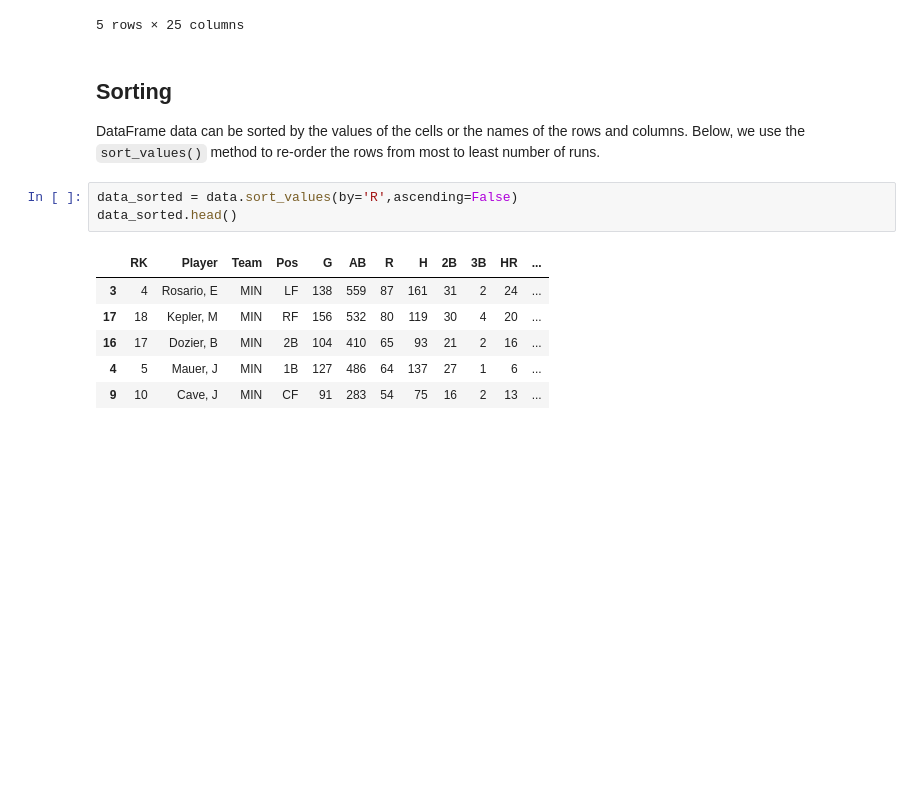
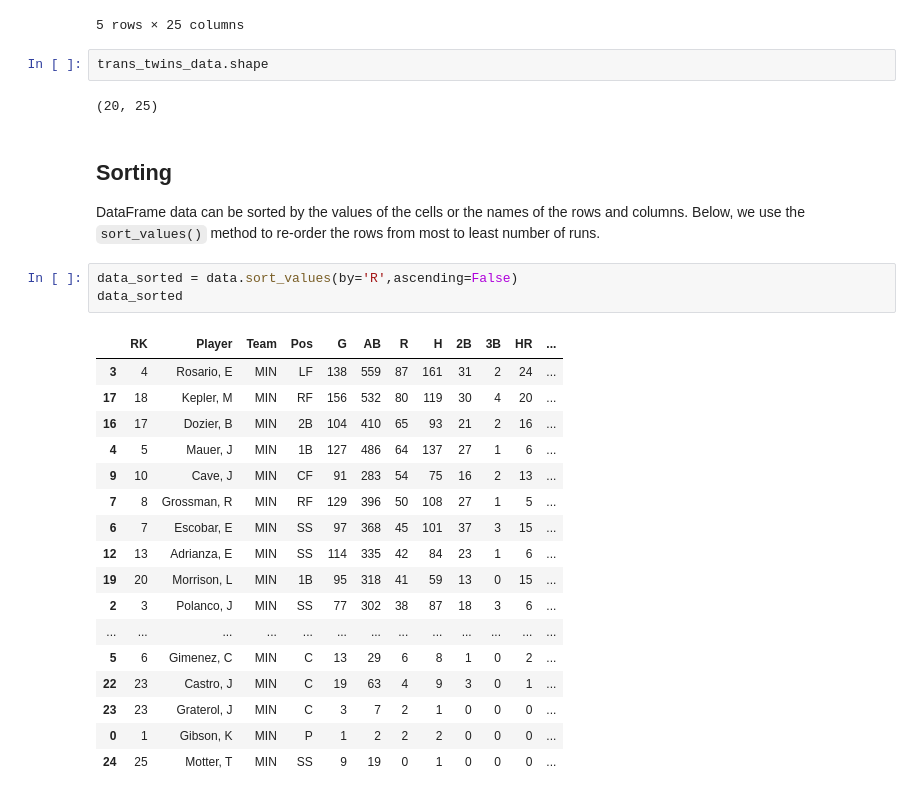
Before and after one commit to smnieee/ml_workshop, a Jupyter notebook: session1/pandas_dataframe.ipynb, the cells around one changed output. Cells and saved outputs as stored; diff of their text form; blank space fills up the shorter version.

Commit message:
dataframe notebook tweaks

```diff
--- a/session1/pandas_dataframe.ipynb
+++ b/session1/pandas_dataframe.ipynb
@@ -154,17 +154,32 @@ trans_twins_data.head()
 | Pos | P | C | SS | LF | 1B | C | SS | RF | C | CF | ... | ... |
 | G | 1 | 29 | 77 | 138 | 127 | 13 | 97 | 129 | 102 | 91 | ... | ... |
 5 rows × 25 columns
+# %%
+trans_twins_data.shape
+# %% [output]
+(20, 25)
 # %% [markdown]
 ## Sorting
 
 DataFrame data can be sorted by the values of the cells or the names of the rows and columns. Below, we use the `sort_values()` method to re-order the rows from most to least number of runs.
 # %%
 data_sorted = data.sort_values(by='R',ascending=False)
-data_sorted.head()
+data_sorted
 # %% [output]
 |  | RK | Player | Team | Pos | G | AB | R | H | 2B | 3B | HR | ... |
 | 3 | 4 | Rosario, E | MIN | LF | 138 | 559 | 87 | 161 | 31 | 2 | 24 | ... |
 | 17 | 18 | Kepler, M | MIN | RF | 156 | 532 | 80 | 119 | 30 | 4 | 20 | ... |
 | 16 | 17 | Dozier, B | MIN | 2B | 104 | 410 | 65 | 93 | 21 | 2 | 16 | ... |
 | 4 | 5 | Mauer, J | MIN | 1B | 127 | 486 | 64 | 137 | 27 | 1 | 6 | ... |
 | 9 | 10 | Cave, J | MIN | CF | 91 | 283 | 54 | 75 | 16 | 2 | 13 | ... |
+| 7 | 8 | Grossman, R | MIN | RF | 129 | 396 | 50 | 108 | 27 | 1 | 5 | ... |
+| 6 | 7 | Escobar, E | MIN | SS | 97 | 368 | 45 | 101 | 37 | 3 | 15 | ... |
+| 12 | 13 | Adrianza, E | MIN | SS | 114 | 335 | 42 | 84 | 23 | 1 | 6 | ... |
+| 19 | 20 | Morrison, L | MIN | 1B | 95 | 318 | 41 | 59 | 13 | 0 | 15 | ... |
+| 2 | 3 | Polanco, J | MIN | SS | 77 | 302 | 38 | 87 | 18 | 3 | 6 | ... |
+| ... | ... | ... | ... | ... | ... | ... | ... | ... | ... | ... | ... | ... |
+| 5 | 6 | Gimenez, C | MIN | C | 13 | 29 | 6 | 8 | 1 | 0 | 2 | ... |
+| 22 | 23 | Castro, J | MIN | C | 19 | 63 | 4 | 9 | 3 | 0 | 1 | ... |
+| 23 | 23 | Graterol, J | MIN | C | 3 | 7 | 2 | 1 | 0 | 0 | 0 | ... |
+| 0 | 1 | Gibson, K | MIN | P | 1 | 2 | 2 | 2 | 0 | 0 | 0 | ... |
+| 24 | 25 | Motter, T | MIN | SS | 9 | 19 | 0 | 1 | 0 | 0 | 0 | ... |
```
Also changed, not shown: parts of 6 cells of this notebook.
